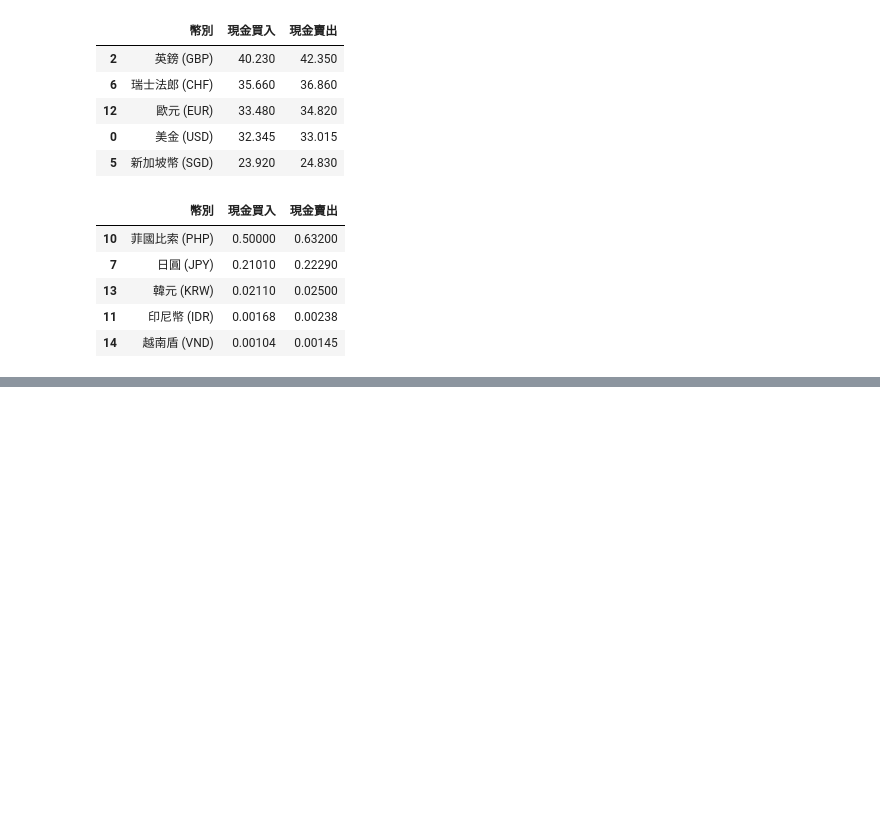
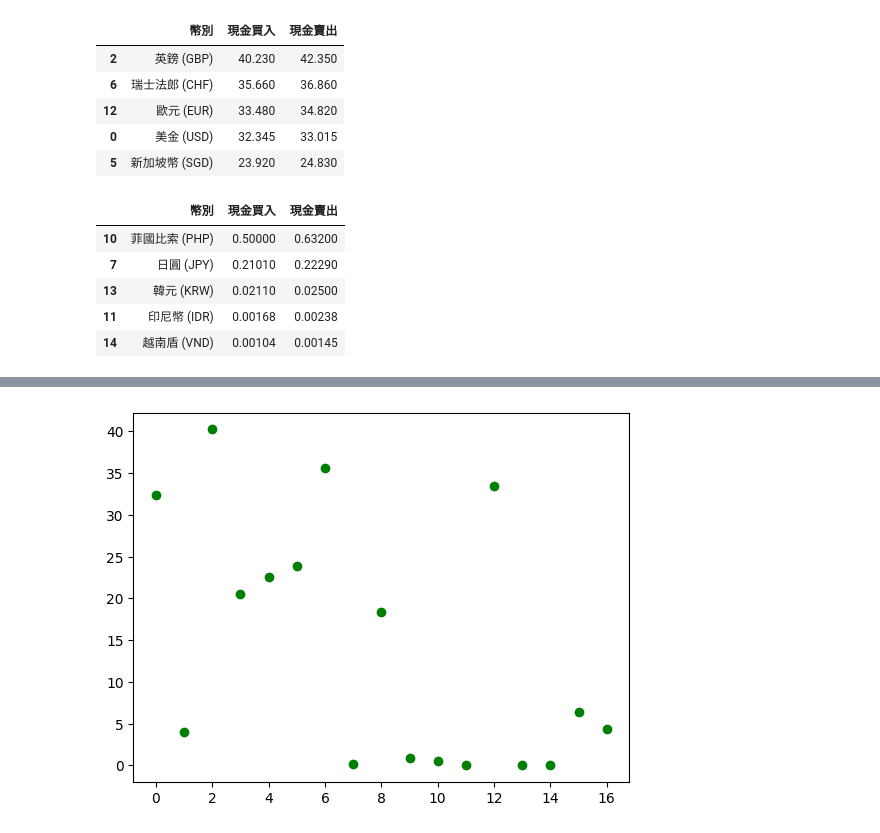
Before and after one commit to jessiehsu731/python_analysis, a Jupyter notebook: lesson6_2.ipynb, the cells around one changed output, grey strips where cells are left out. Saved outputs shown, nothing was run; the diff lists cells and outputs as text; code cells hidden in the pictures; blank space fills up the shorter version.

```diff
--- a/lesson6_2.ipynb
+++ b/lesson6_2.ipynb
@@ -198,0 +230,11 @@ df.tail()
+# %%
+import matplotlib.pyplot as plt
+#1. 製作figure
+fig = plt.figure()
+ax_1 = fig.add_subplot(1,1,1)
+ax_1.plot(df["現金買入"],'go')          #只有點
+#ax_1.plot(df["現金買入"],'go-')        #有點有線
+#ax_1.plot(df["現金買入"],'go--')       #有點有虛線
+plt.show()
+# %% [output]
+[figure, added]
```
Also changed, not shown: parts of 2 cells of this notebook, 1 other file.
